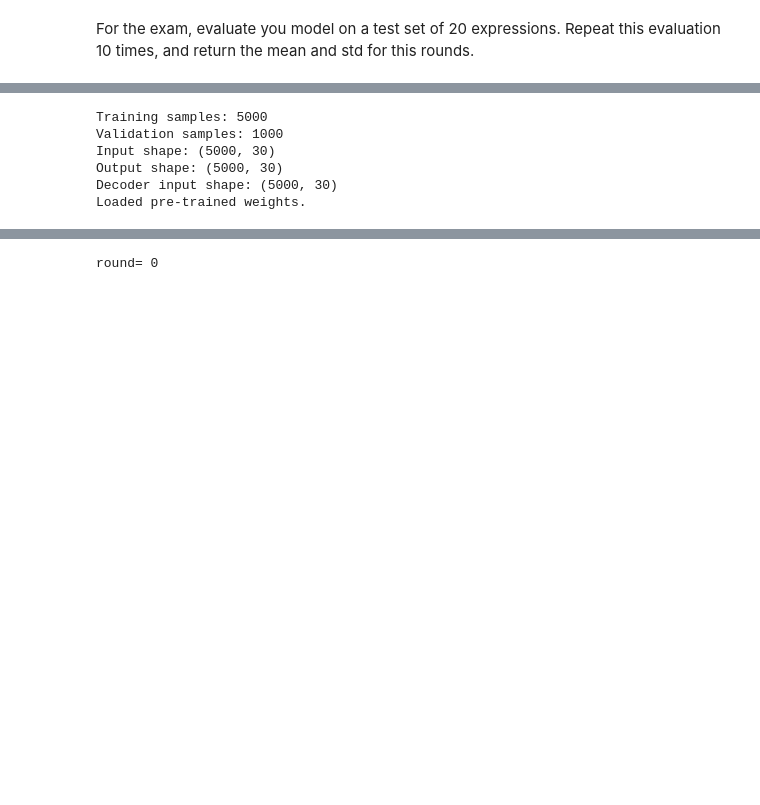
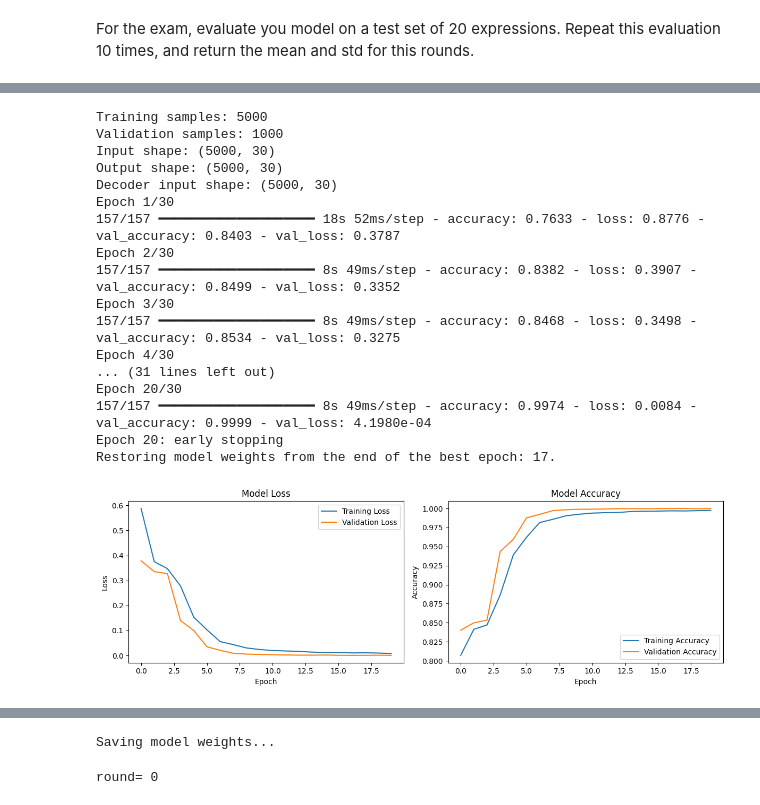
Before and after one commit to enricoferraiolo/Infix-to-postfix-notation, a Jupyter notebook: Infix_to_postifx_notation.ipynb, the cells around one changed output, grey strips where cells are left out. Cells and saved outputs as stored; diff of their text form; code cells hidden in the pictures; blank space fills up the shorter version.

```diff
--- a/Infix_to_postifx_notation.ipynb
+++ b/Infix_to_postifx_notation.ipynb
@@ -321,7 +321,7 @@ Max sequence length: 30
 
 # Prepare training data
 batch_size = 32
-epochs = 15  # Start with fewer epochs for testing
+epochs = 30  # Start with fewer epochs for testing
 
 # Generate smaller dataset for initial testing
 X_train, Y_train = generate_dataset(5000)  # Reduced from 20000
@@ -340,8 +340,18 @@ print(f"Decoder input shape: {decoder_input_train.shape}")
 # Display model summary
 # model.summary()
 
-LOAD_WEIGHTS = True # If False, proceed to train the model
-SAVE_WEIGHTS = False
+# Early stopping callback to prevent overfitting
+from tensorflow.keras.callbacks import EarlyStopping
+early_stop = EarlyStopping(
+    monitor='val_loss',
+    patience=3,
+    verbose=1,
+    restore_best_weights=True
+)
+
+
+LOAD_WEIGHTS = False # If False, proceed to train the model
+
 
 if LOAD_WEIGHTS:
     model.load_weights("model_weights.weights.h5")
@@ -354,13 +364,10 @@ else:
         batch_size=batch_size,
         epochs=epochs,
         validation_data=([X_val, decoder_input_val], Y_val),
+        callbacks=[early_stop],
         verbose=1,
     )
 
-    # Save weights
-    if SAVE_WEIGHTS:
-        print("Saving model weights...")
-        model.save_weights("model_weights.weights.h5")
 
     # Plot training history
     import matplotlib.pyplot as plt
@@ -368,32 +375,43 @@ else:
     plt.figure(figsize=(12, 4))
 
     plt.subplot(1, 2, 1)
     plt.plot(history.history["loss"], label="Training Loss")
     plt.plot(history.history["val_loss"], label="Validation Loss")
     plt.title("Model Loss")
     plt.xlabel("Epoch")
     plt.ylabel("Loss")
     plt.legend()
 
     plt.subplot(1, 2, 2)
     plt.plot(history.history["accuracy"], label="Training Accuracy")
     plt.plot(history.history["val_accuracy"], label="Validation Accuracy")
     plt.title("Model Accuracy")
     plt.xlabel("Epoch")
     plt.ylabel("Accuracy")
     plt.legend()
-
     plt.tight_layout()
     plt.show()
 
     print(f"Final training loss: {history.history['loss'][-1]:.4f}")
     print(f"Final validation loss: {history.history['val_loss'][-1]:.4f}")
     print(f"Final training accuracy: {history.history['accuracy'][-1]:.4f}")
     print(f"Final validation accuracy: {history.history['val_accuracy'][-1]:.4f}")
 # %% [output]
 Training samples: 5000
 Validation samples: 1000
 Input shape: (5000, 30)
 Output shape: (5000, 30)
 Decoder input shape: (5000, 30)
-Loaded pre-trained weights.
+Epoch 1/30
+157/157 ━━━━━━━━━━━━━━━━━━━━ 18s 52ms/step - accuracy: 0.7633 - loss: 0.8776 - val_accuracy: 0.8403 - val_loss: 0.3787
+Epoch 2/30
+157/157 ━━━━━━━━━━━━━━━━━━━━ 8s 49ms/step - accuracy: 0.8382 - loss: 0.3907 - val_accuracy: 0.8499 - val_loss: 0.3352
+Epoch 3/30
+157/157 ━━━━━━━━━━━━━━━━━━━━ 8s 49ms/step - accuracy: 0.8468 - loss: 0.3498 - val_accuracy: 0.8534 - val_loss: 0.3275
+Epoch 4/30
+... (31 lines left out)
+Epoch 20/30
+157/157 ━━━━━━━━━━━━━━━━━━━━ 8s 49ms/step - accuracy: 0.9974 - loss: 0.0084 - val_accuracy: 0.9999 - val_loss: 4.1980e-04
+Epoch 20: early stopping
+Restoring model weights from the end of the best epoch: 17.
+[figure, added]
@@ -400,3 +422,11 @@ Loaded pre-trained weights.
+# %%
+SAVE_WEIGHTS = True
+# Save weights
+if SAVE_WEIGHTS:
+    print("Saving model weights...")
+    model.save_weights("model_weights.weights.h5")
+# %% [output]
+Saving model weights...
 # %%
 def autoregressive_decode(model, encoder_input, max_len=MAX_LEN):
     """
```
Also changed, not shown: parts of 4 cells of this notebook, 1 other file.
